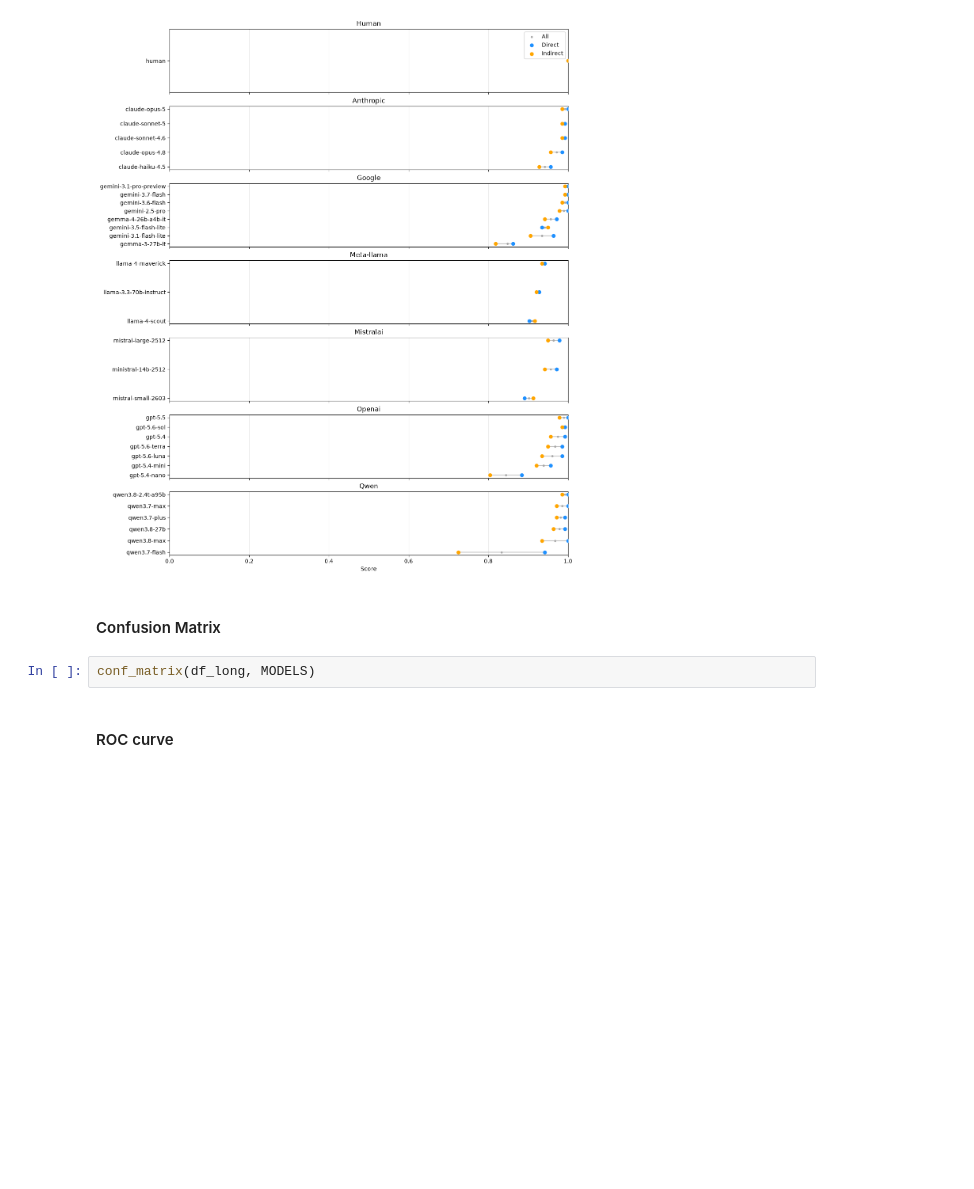
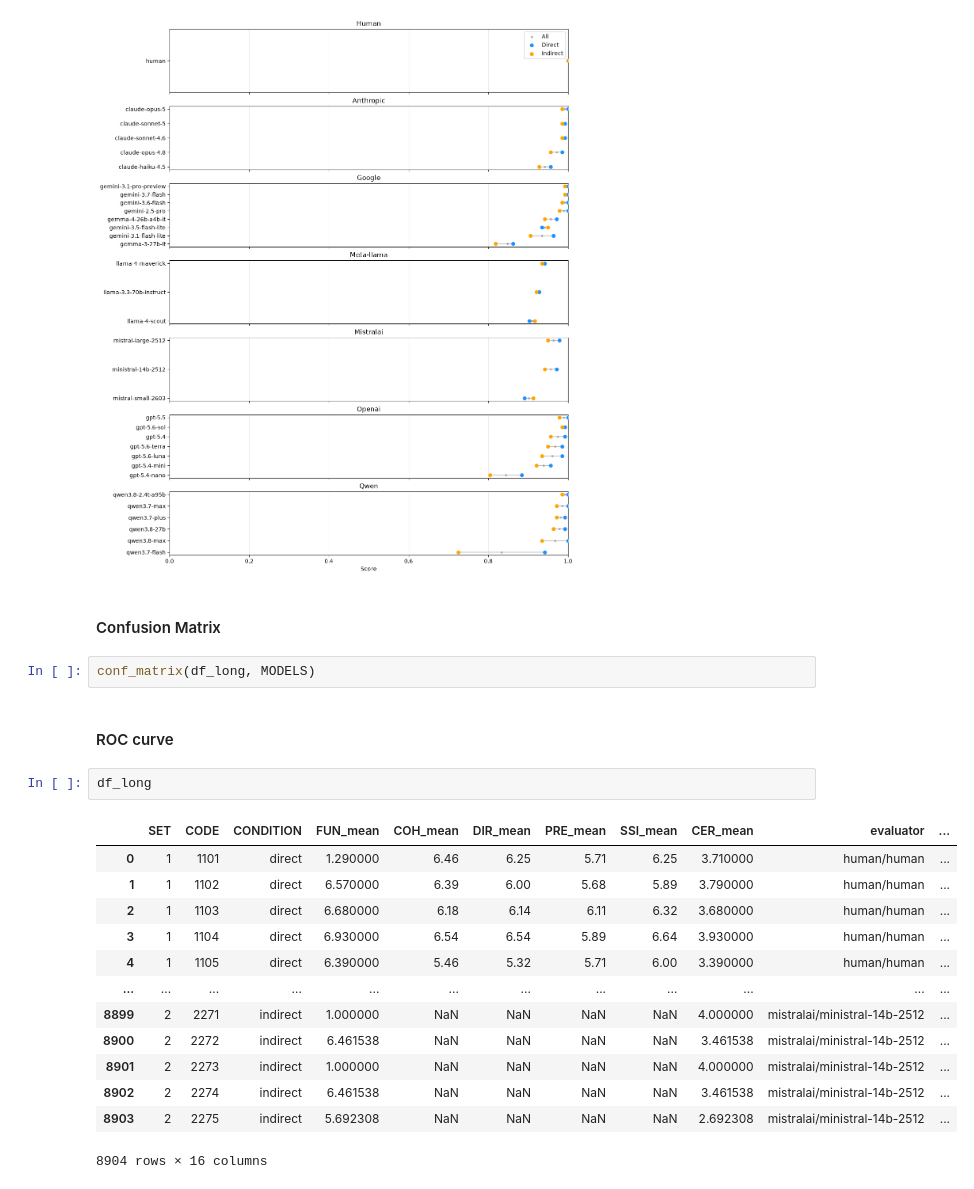
Before and after one commit to isabellaboux/isa-llm, a Jupyter notebook: analyze_data.ipynb, the cells around one changed output. Saved outputs shown, nothing was run; the diff lists cells and outputs as text; blank space fills up the shorter version.

```diff
--- a/analyze_data.ipynb
+++ b/analyze_data.ipynb
@@ -128,5 +119,21 @@ rank(acc, "all", "accuracy")
 conf_matrix(df_long, MODELS)
 # %% [markdown]
 #### ROC curve
+# %%
+df_long
+# %% [output]
+|  | SET | CODE | CONDITION | FUN_mean | COH_mean | DIR_mean | PRE_mean | SSI_mean | CER_mean | evaluator | ... |
+| 0 | 1 | 1101 | direct | 1.290000 | 6.46 | 6.25 | 5.71 | 6.25 | 3.710000 | human/human | ... |
+| 1 | 1 | 1102 | direct | 6.570000 | 6.39 | 6.00 | 5.68 | 5.89 | 3.790000 | human/human | ... |
+| 2 | 1 | 1103 | direct | 6.680000 | 6.18 | 6.14 | 6.11 | 6.32 | 3.680000 | human/human | ... |
+| 3 | 1 | 1104 | direct | 6.930000 | 6.54 | 6.54 | 5.89 | 6.64 | 3.930000 | human/human | ... |
+| 4 | 1 | 1105 | direct | 6.390000 | 5.46 | 5.32 | 5.71 | 6.00 | 3.390000 | human/human | ... |
+| ... | ... | ... | ... | ... | ... | ... | ... | ... | ... | ... | ... |
+| 8899 | 2 | 2271 | indirect | 1.000000 | NaN | NaN | NaN | NaN | 4.000000 | mistralai/ministral-14b-2512 | ... |
+| 8900 | 2 | 2272 | indirect | 6.461538 | NaN | NaN | NaN | NaN | 3.461538 | mistralai/ministral-14b-2512 | ... |
+| 8901 | 2 | 2273 | indirect | 1.000000 | NaN | NaN | NaN | NaN | 4.000000 | mistralai/ministral-14b-2512 | ... |
+| 8902 | 2 | 2274 | indirect | 6.461538 | NaN | NaN | NaN | NaN | 3.461538 | mistralai/ministral-14b-2512 | ... |
+| 8903 | 2 | 2275 | indirect | 5.692308 | NaN | NaN | NaN | NaN | 2.692308 | mistralai/ministral-14b-2512 | ... |
+8904 rows × 16 columns
 # %%
 
```
Also changed, not shown: parts of 5 cells of this notebook, 43 other files.
